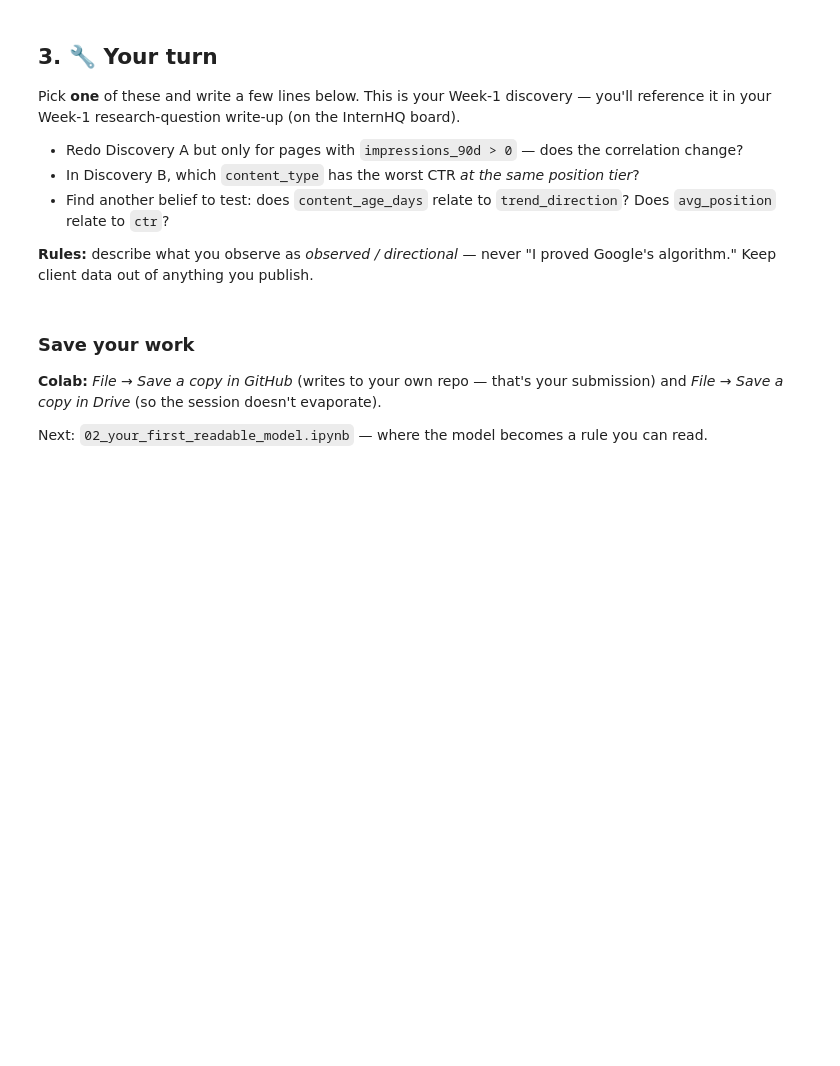
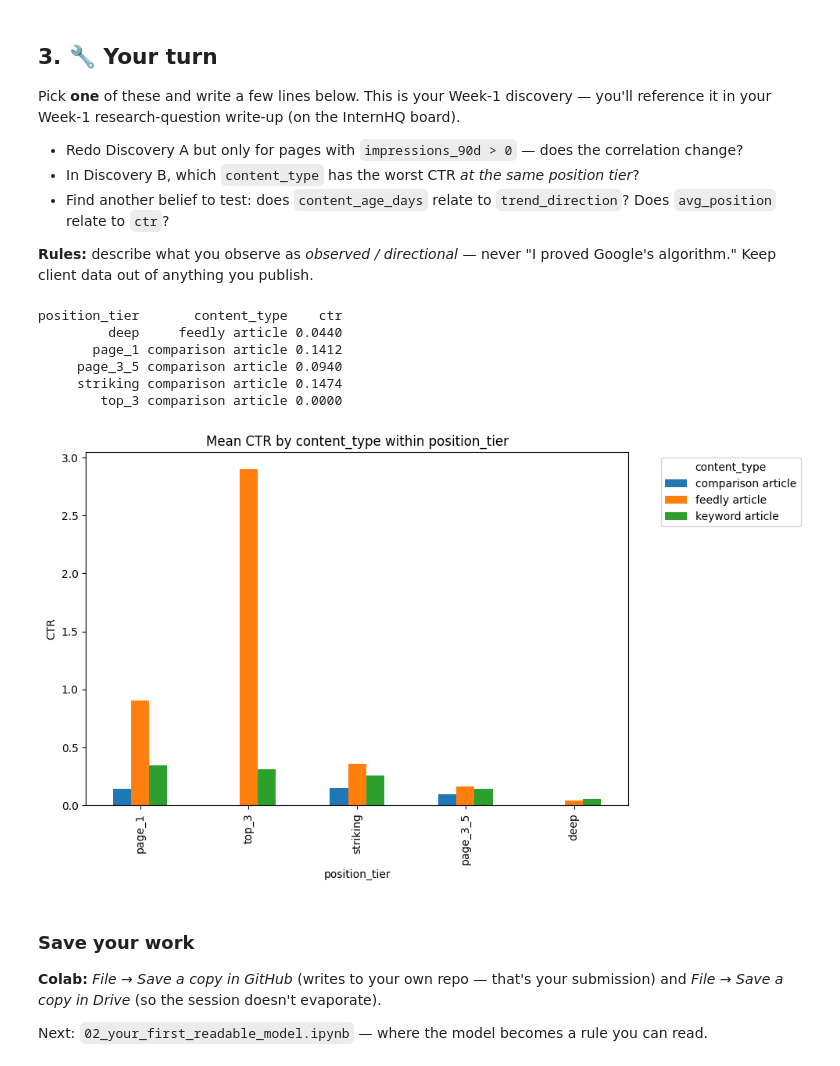
Before and after one commit to joeldavidem/internship_ML, a Jupyter notebook: notebooks/01_first_look_and_discovery.ipynb, the cells around one changed output. Saved outputs shown, nothing was run; the diff lists cells and outputs as text; code cells hidden in the pictures; blank space fills up the shorter version.

```diff
--- a/notebooks/01_first_look_and_discovery.ipynb
+++ b/notebooks/01_first_look_and_discovery.ipynb
@@ -125,3 +156,29 @@ Pick **one** of these and write a few lines below. This is your Week-1 discovery
+# %%
+# Your discovery here
+
+import matplotlib.pyplot as plt
+
+visible = df[df["impressions_90d"] >= 100]
+ctr_by_tier_type = visible.groupby(["position_tier", "content_type"])["ctr"].mean()
+ctr_by_tier_type = ctr_by_tier_type.reset_index()
+peor_content_type = ctr_by_tier_type.loc[ctr_by_tier_type.groupby("position_tier")["ctr"].idxmin()]
+print(peor_content_type.round(4).to_string(index=False))
+print()
+
+pivot = visible.groupby(["position_tier", "content_type"])["ctr"].mean().unstack()
+pivot = pivot.reindex(["page_1", "top_3", "striking", "page_3_5", "deep"])
+pivot.plot(kind="bar", figsize=(10, 6), title="Mean CTR by content_type within position_tier", ylabel="CTR")
+plt.legend(title="content_type", bbox_to_anchor=(1.05, 1), loc="upper left")
+plt.tight_layout()
+plt.show()
+# %% [output]
+position_tier       content_type    ctr
+         deep     feedly article 0.0440
+       page_1 comparison article 0.1412
+     page_3_5 comparison article 0.0940
+     striking comparison article 0.1474
+        top_3 comparison article 0.0000
+[figure, added]
 # %% [markdown]
 ### Save your work
 **Colab:** *File → Save a copy in GitHub* (writes to your own repo — that's your submission) and *File → Save a copy in Drive* (so the session doesn't evaporate).
```
Also changed, not shown: parts of 6 cells of this notebook.
